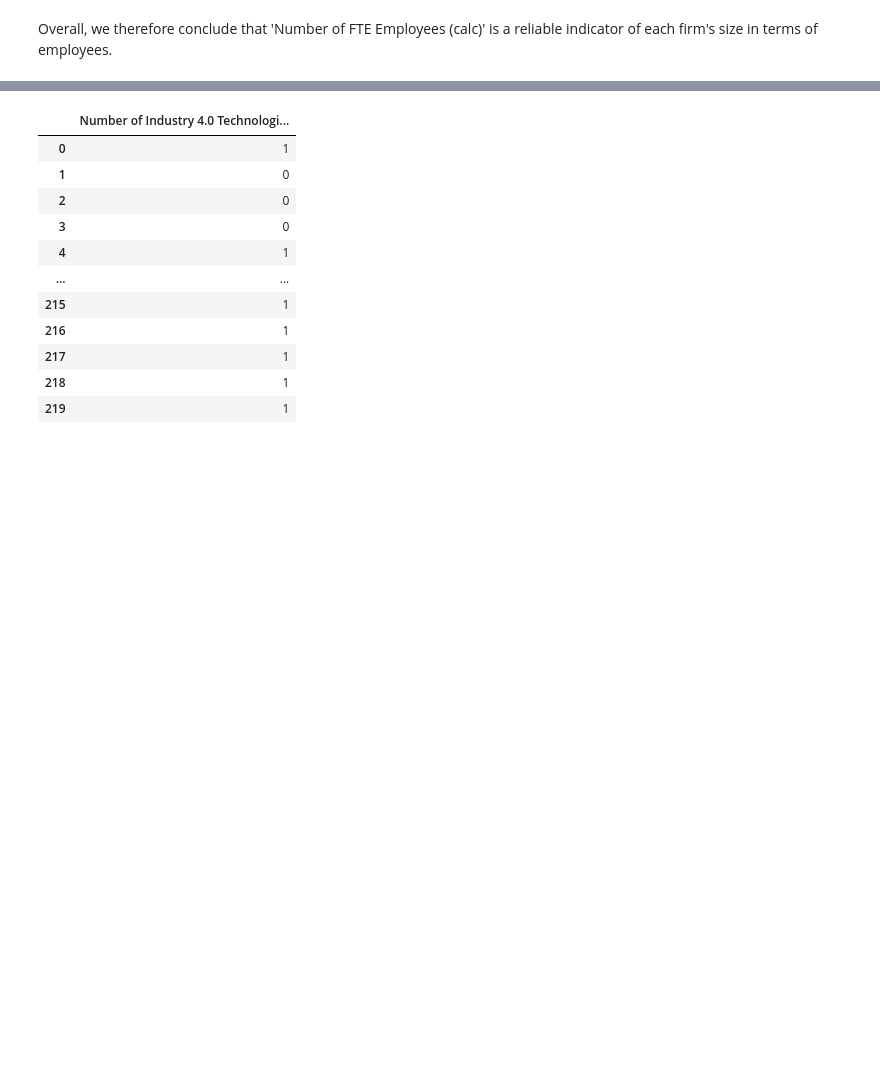
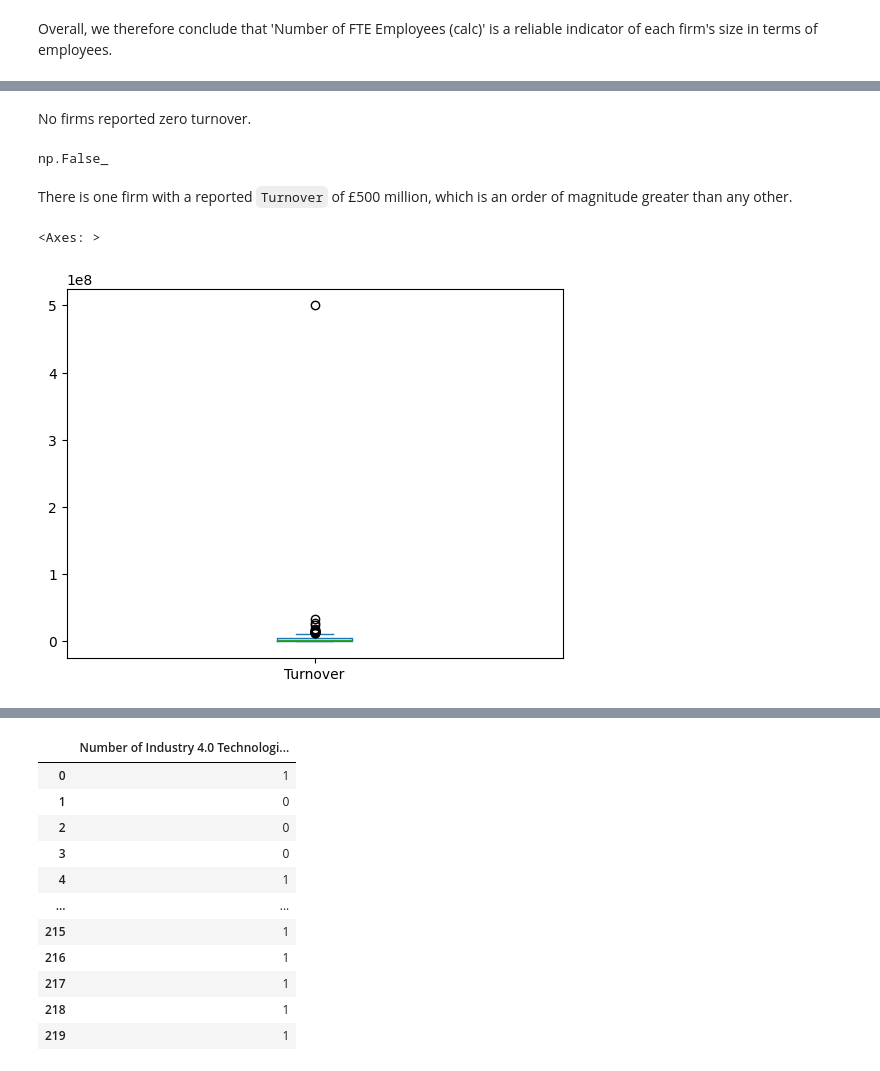
Before and after one commit to roughhawkbit/digi-inno-road-prod, a Jupyter notebook: analysis/2_Distributions_Correlations.ipynb, the cells around one changed output, grey strips where cells are left out. Cells and saved outputs as stored; diff of their text form; code cells hidden in the pictures; blank space fills up the shorter version.

Commit message:
Analysis of firms' turnover

```diff
--- a/analysis/2_Distributions_Correlations.ipynb
+++ b/analysis/2_Distributions_Correlations.ipynb
@@ -203 +208,14 @@ x[x < 200000000.0].plot.box()
+# %% [markdown]
+No firms reported zero turnover.
+# %%
+(roadmaps_df['Turnover'] == 0.0).any()
+# %% [output]
+np.False_
+# %% [markdown]
+There is one firm with a reported `Turnover` of £500 million, which is an order of magnitude greater than any other.
+# %%
+roadmaps_df['Turnover'].plot.box()
+# %% [output]
+<Axes: >
+[figure, added]
 # %%
```
Also changed, not shown: parts of 12 cells of this notebook.
